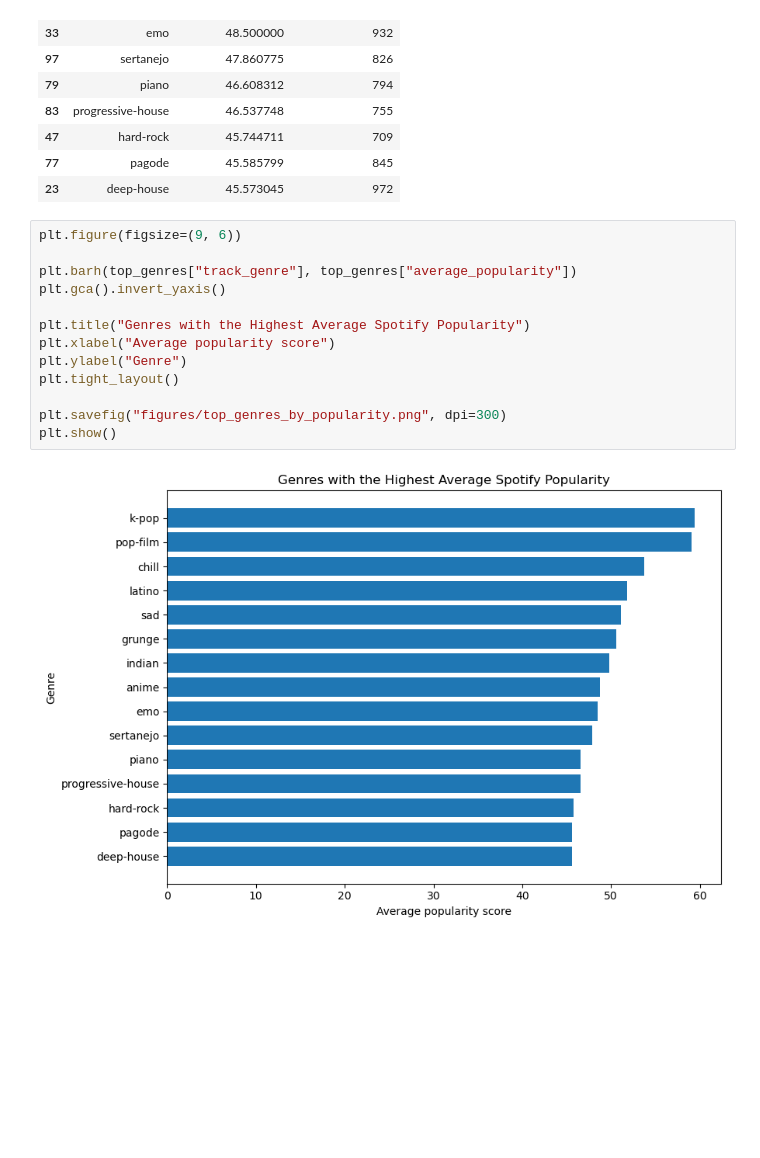
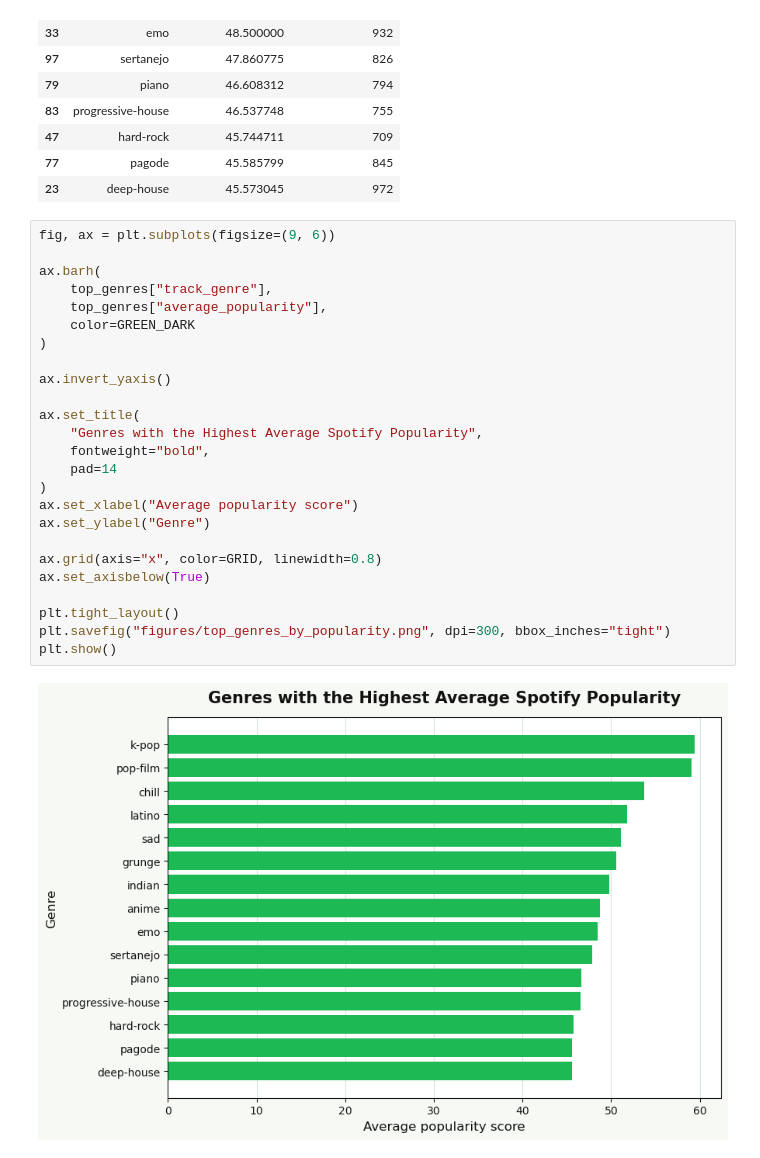
Before and after one commit to TzeNing/bee2041-music-popularity-project, a Jupyter notebook: blog.ipynb, the cells around one changed output. Drawn from its saved outputs; the diff is of its cells as text; blank space fills up the shorter version.

```diff
--- a/blog.ipynb
+++ b/blog.ipynb
@@ -386,17 +566,29 @@ top_genres
 | 77 | pagode | 45.585799 | 845 |
 | 23 | deep-house | 45.573045 | 972 |
 # %%
-plt.figure(figsize=(9, 6))
+fig, ax = plt.subplots(figsize=(9, 6))
 
-plt.barh(top_genres["track_genre"], top_genres["average_popularity"])
-plt.gca().invert_yaxis()
+ax.barh(
+    top_genres["track_genre"],
+    top_genres["average_popularity"],
+    color=GREEN_DARK
+)
 
-plt.title("Genres with the Highest Average Spotify Popularity")
-plt.xlabel("Average popularity score")
-plt.ylabel("Genre")
+ax.invert_yaxis()
+
+ax.set_title(
+    "Genres with the Highest Average Spotify Popularity",
+    fontweight="bold",
+    pad=14
+)
+ax.set_xlabel("Average popularity score")
+ax.set_ylabel("Genre")
+
+ax.grid(axis="x", color=GRID, linewidth=0.8)
+ax.set_axisbelow(True)
+
 plt.tight_layout()
-
-plt.savefig("figures/top_genres_by_popularity.png", dpi=300)
+plt.savefig("figures/top_genres_by_popularity.png", dpi=300, bbox_inches="tight")
 plt.show()
 # %% [output]
-[figure, old version]
+[figure, new version]
```
Also changed, not shown: parts of 29 cells of this notebook, 7 other files.
